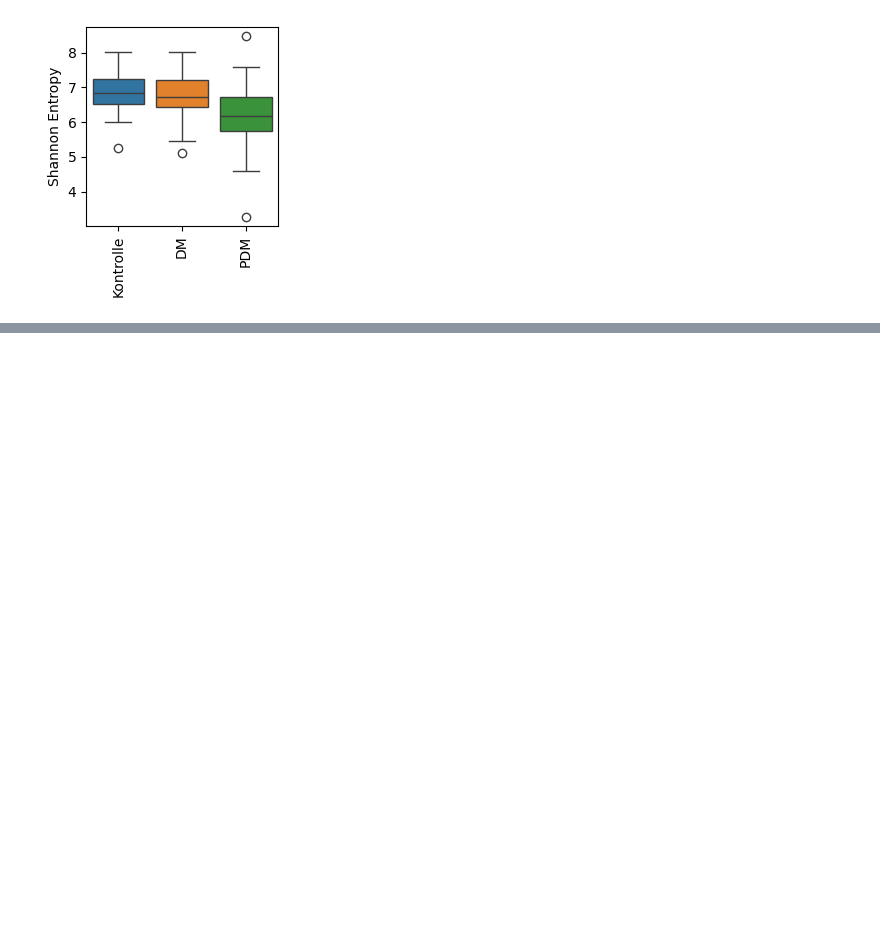
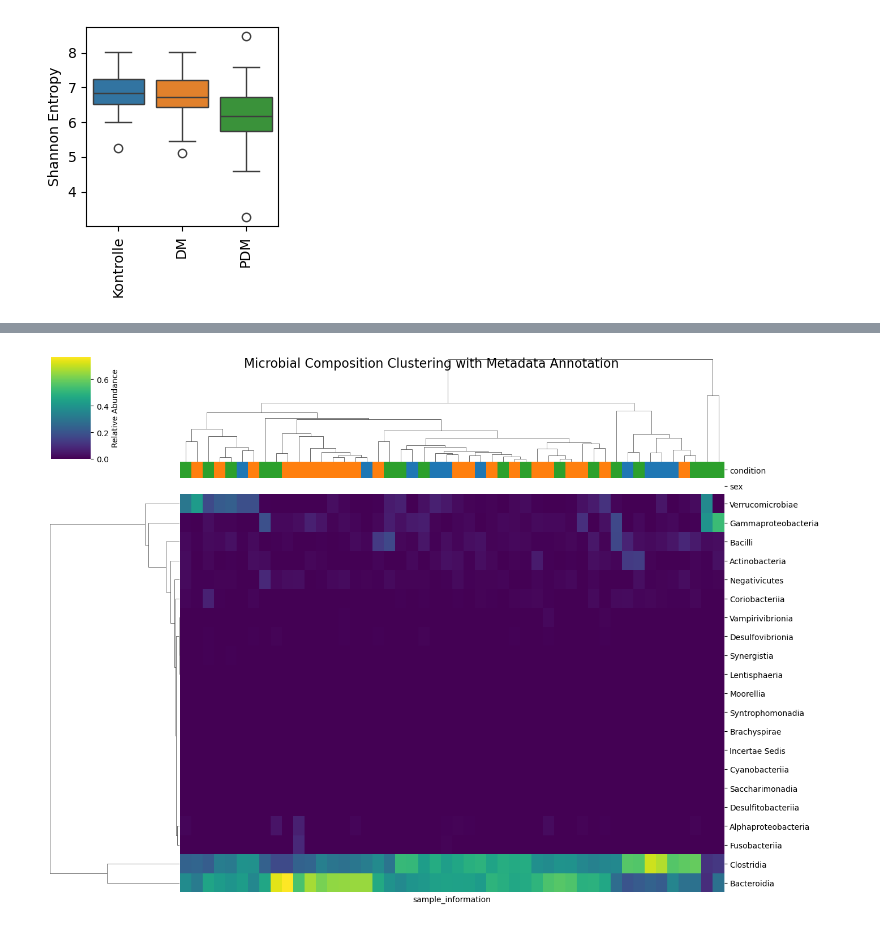
Before and after one commit to ErikaKvalem/Effenberger-Diabetes, a Jupyter notebook: 02-scripts/microbial_diffs_pdm_dm.ipynb, the cells around one changed output, grey strips where cells are left out. Cells and saved outputs as stored; diff of their text form; code cells hidden in the pictures; blank space fills up the shorter version.

```diff
--- a/02-scripts/microbial_diffs_pdm_dm.ipynb
+++ b/02-scripts/microbial_diffs_pdm_dm.ipynb
@@ -441,7 +329,0 @@ df = pd.concat([target, data], axis='columns')
-# %%
-col = 'petal length (cm)'
-data = [
-    df[df['species'] == 'setosa'][col],
-    df[df['species'] == 'versicolor'][col],
-    df[df['species'] == 'virginica'][col],
-]
@@ -616,0 +402,71 @@ Passing `palette` without assigning `hue` is deprecated and will be removed in v
+# %%
+import pandas as pd
+import seaborn as sns
+import matplotlib.pyplot as plt
+
+# Load data
+df = pd.read_csv("./tables/level-3.csv")
+
+
+# Fix condition names
+df["condition"] = df["condition"].replace({
+    "Diabetes mellitus Typ1": "DM",
+    "pankreopriver Diabetes": "PDM",
+    "Kontrolle": "K"
+})
+
+
+
+# Metadata to use as annotation
+metadata_cols = ["sample_information", "condition", "sex", "age_group"]
+
+metadata = df[metadata_cols].set_index("sample_information")
+
+# Prepare microbial abundance matrix
+
+microbial_data = df.drop(columns=["index", "condition", "nikotin", "sex", "age_group", "AH"], errors='ignore')
+
+microbial_data.set_index(df["sample_information"], inplace=True)
+microbial_data = microbial_data.loc[:, ~microbial_data.columns.str.startswith("Archaea;")]
+
+microbial_data.columns = [col.split(";")[-1] for col in microbial_data.columns]
+
+# Remove zero-only taxa
+microbial_data = microbial_data.loc[:, (microbial_data != 0).any(axis=0)]
+# Remove non-numeric columns just in case
+microbial_data = microbial_data.select_dtypes(include=["number"])
+
+# Normalize per sample (convert to relative abundance)
+microbial_data = microbial_data.div(microbial_data.sum(axis=1), axis=0)
+
+# Normalize per sample (relative abundance)
+microbial_data = microbial_data.div(microbial_data.sum(axis=1), axis=0)
+
+# Align metadata
+metadata = metadata.loc[microbial_data.index]
+
+# Define row color annotations (samples)
+row_colors = pd.DataFrame({
+    "condition": metadata["condition"].map({"PDM": "#2ca02c", "DM": "#ff7f0e", "K": "#1f77b4"}),
+    "sex": metadata["sex"].map({"m": "#a6cee3", "w": "#fb9a99"}),  # optional
+}, index=metadata.index)
+microbial_data = microbial_data.loc[:, microbial_data.columns != ""]
+
+# Clustered heatmap
+sns.clustermap(
+    microbial_data.T,  # taxa on rows, samples on columns
+    row_cluster=True,
+    col_cluster=True,
+    col_colors=row_colors,
+    cmap="viridis",
+    figsize=(14, 10),
+    xticklabels=False,
+    yticklabels=True,
+    cbar_kws={'label': 'Relative Abundance'}
+)
+
+plt.suptitle("Microbial Composition Clustering with Metadata Annotation", fontsize=16)
+#plt.savefig("clustermap_taxa_vs_samples.svg")
+plt.show()
+# %% [output]
+[figure, added]
```
Also changed, not shown: parts of 28 cells of this notebook.
